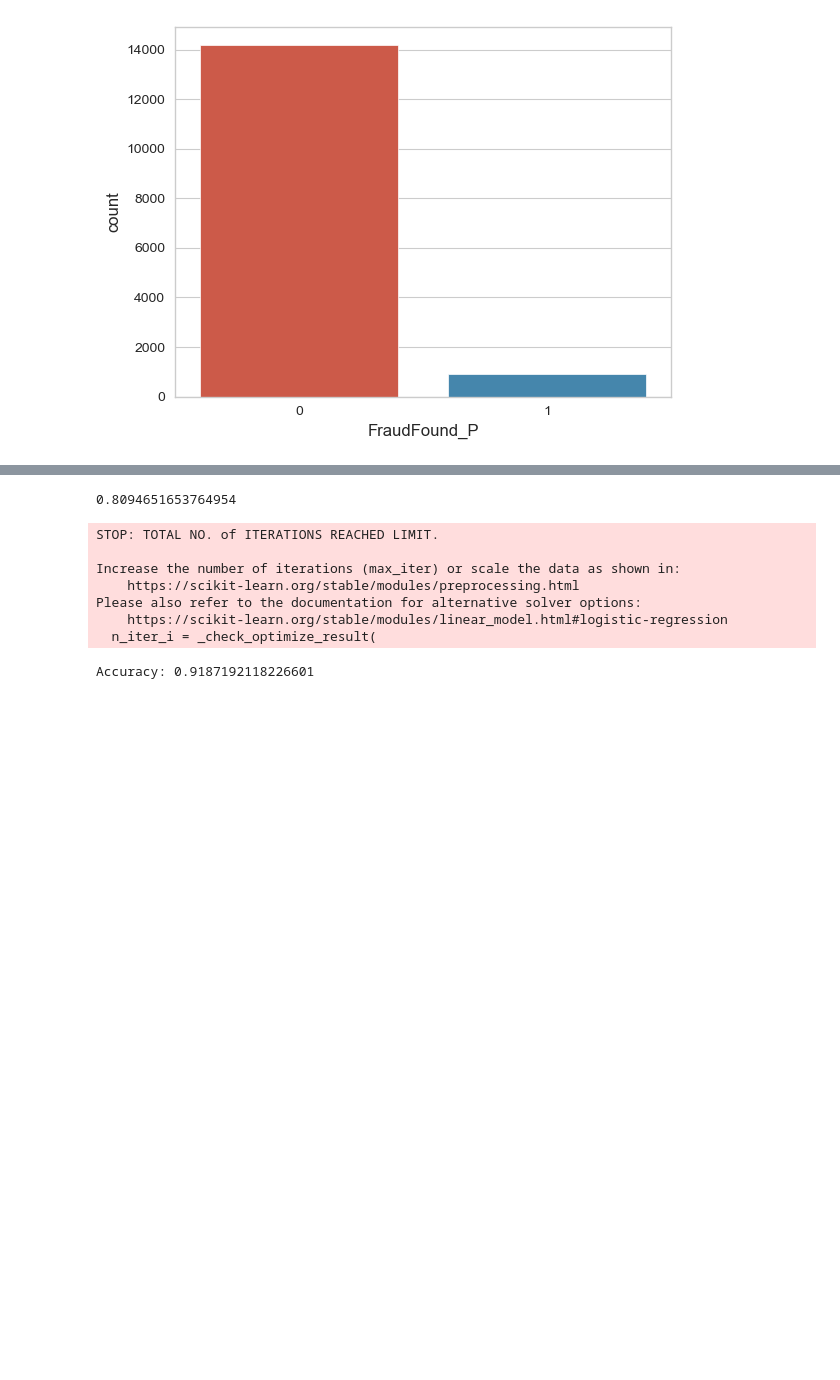
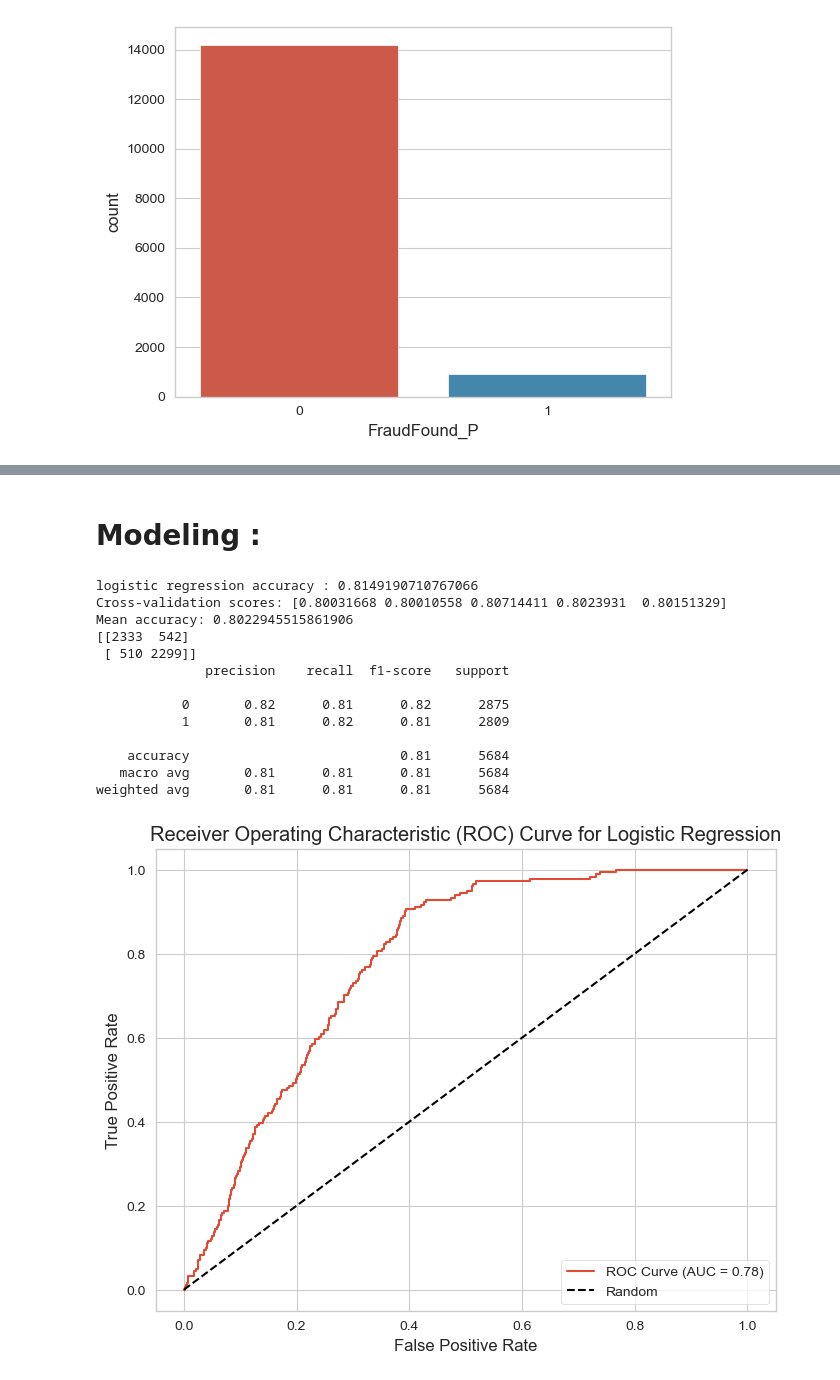
Before and after one commit to arianaira/ML-Course, a Jupyter notebook: vehicle-claim-fraud-detection.ipynb, the cells around one changed output, grey strips where cells are left out. Cells and saved outputs as stored; diff of their text form; code cells hidden in the pictures; blank space fills up the shorter version.

```diff
--- a/vehicle-claim-fraud-detection.ipynb
+++ b/vehicle-claim-fraud-detection.ipynb
@@ -517,0 +660,7 @@ X_train, X_test, y_train, y_test = train_test_split(X_resampled, y_resampled, te
+# %%
+from sklearn.preprocessing import MinMaxScaler
+scaling = MinMaxScaler(feature_range=(-1,1)).fit(X_train)
+X_train = scaling.transform(X_train)
+X_test = scaling.transform(X_test)
+# %% [markdown]
+# Modeling :
@@ -520,33 +671,46 @@ from sklearn.model_selection import StratifiedKFold, cross_val_score
 from sklearn.linear_model import LogisticRegression
 from sklearn.metrics import accuracy_score
 skf = StratifiedKFold(n_splits=5, shuffle=True, random_state=42)
-logreg = LogisticRegression(max_iter=1000)
+logreg = LogisticRegression(max_iter=10000)
 logreg.fit(X_train, y_train)
 y_pred = logreg.predict(X_test)
 accuracy = accuracy_score(y_test, y_pred)
-print(accuracy)
+print("logistic regression accuracy :", accuracy)
+
+cv = StratifiedKFold(n_splits=5, shuffle=True, random_state=42)
+scores = cross_val_score(logreg, X_resampled, y_resampled, cv=cv)
+print("Cross-validation scores:", scores)
+mean_score = scores.mean()
+print("Mean accuracy:", mean_score)
+
+print(confusion_matrix(y_test, y_pred))
+print(classification_report(y_test, y_pred))
 # %% [output]
-0.8094651653764954
+logistic regression accuracy : 0.8149190710767066
+Cross-validation scores: [0.80031668 0.80010558 0.80714411 0.8023931  0.80151329]
+Mean accuracy: 0.8022945515861906
+[[2333  542]
+ [ 510 2299]]
+              precision    recall  f1-score   support
+
+           0       0.82      0.81      0.82      2875
+           1       0.81      0.82      0.81      2809
+
+    accuracy                           0.81      5684
+   macro avg       0.81      0.81      0.81      5684
+weighted avg       0.81      0.81      0.81      5684
-STOP: TOTAL NO. of ITERATIONS REACHED LIMIT.
-
-Increase the number of iterations (max_iter) or scale the data as shown in:
-    https://scikit-learn.org/stable/modules/preprocessing.html
-Please also refer to the documentation for alternative solver options:
-    https://scikit-learn.org/stable/modules/linear_model.html#logistic-regression
-  n_iter_i = _check_optimize_result(
-# %%
-from sklearn.tree import DecisionTreeClassifier
-tree = DecisionTreeClassifier()
-
-# train the model on the training set
-tree.fit(X_train, y_train)
-
-# make predictions on the testing set
-y_pred = tree.predict(X_test)
-
-# calculate the accuracy score
-accuracy = accuracy_score(y_test, y_pred)
-
-print("Accuracy:", accuracy)
-# %% [output]
-Accuracy: 0.9187192118226601
+# %%
+from sklearn.metrics import roc_curve, roc_auc_score
+y_pred_prob = logreg.predict_proba(X_test)[:, 1]
+fpr, tpr, thresholds = roc_curve(y_test, y_pred_prob)
+auc = roc_auc_score(y_test, y_pred_prob)
+plt.figure(figsize=(8, 6))
+plt.plot(fpr, tpr, label=f'ROC Curve (AUC = {auc:.2f})')
+plt.plot([0, 1], [0, 1], 'k--', label='Random')
+plt.xlabel('False Positive Rate')
+plt.ylabel('True Positive Rate')
+plt.title('Receiver Operating Characteristic (ROC) Curve for Logistic Regression')
+plt.legend(loc='lower right')
+plt.show()
+# %% [output]
+[figure, added]
```
Also changed, not shown: parts of 39 cells of this notebook, 3 other files.
